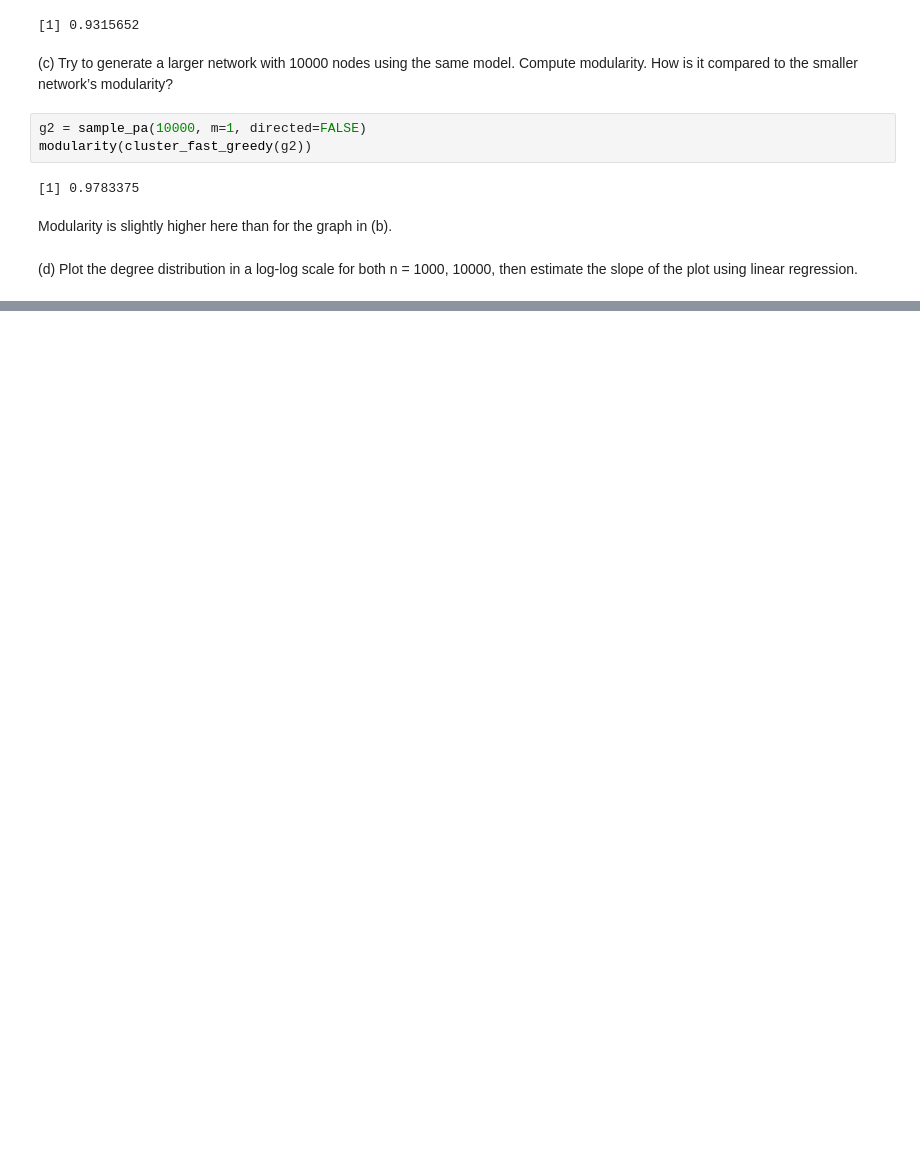
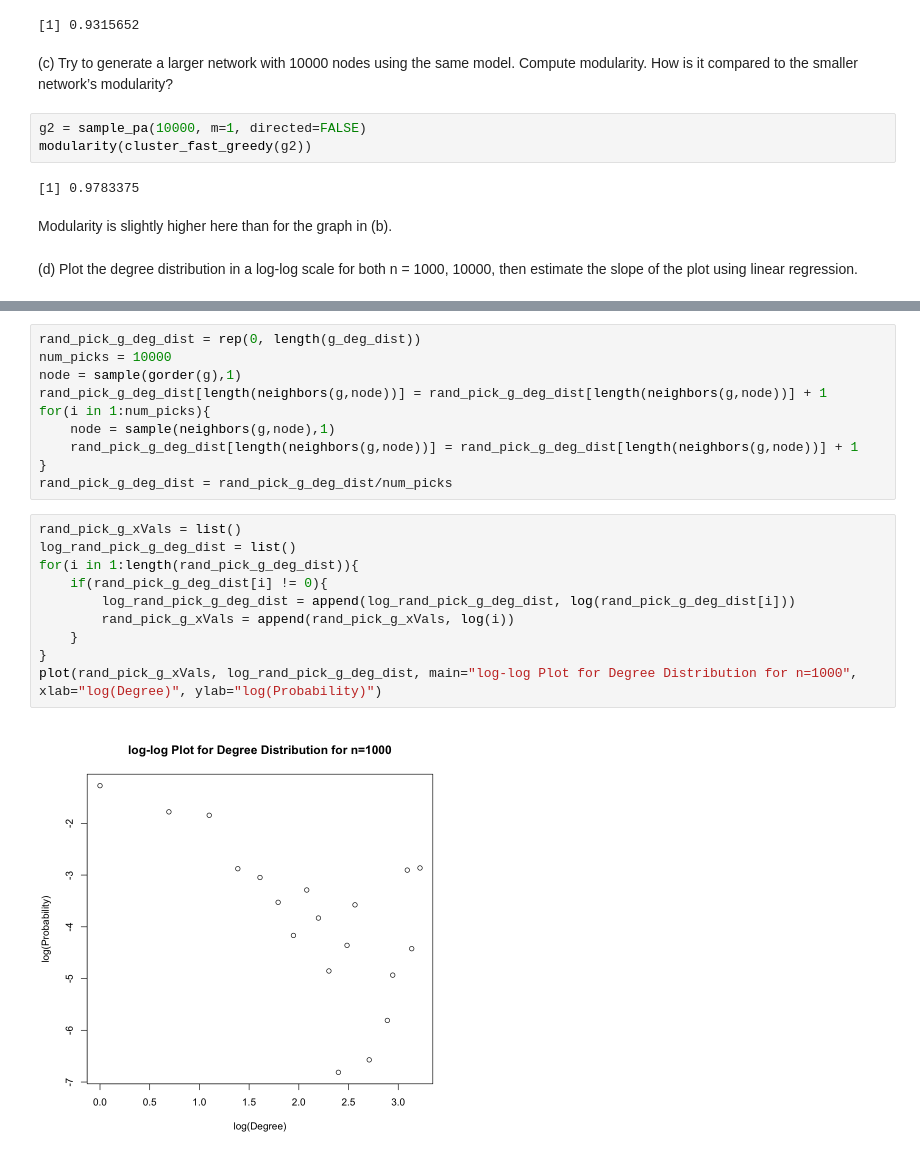
Before and after one commit to morgworth/ece232_team, a Jupyter notebook: Project 1/Morgan Project1.ipynb, the cells around one changed output, grey strips where cells are left out. Drawn from its saved outputs; the diff is of its cells as text; blank space fills up the shorter version.

```diff
--- a/Project 1/Morgan Project1.ipynb
+++ b/Project 1/Morgan Project1.ipynb
@@ -323,0 +363,22 @@ log(degree.distribution(g))
+# %%
+rand_pick_g_deg_dist = rep(0, length(g_deg_dist))
+num_picks = 10000
+node = sample(gorder(g),1)
+rand_pick_g_deg_dist[length(neighbors(g,node))] = rand_pick_g_deg_dist[length(neighbors(g,node))] + 1
+for(i in 1:num_picks){
+    node = sample(neighbors(g,node),1)
+    rand_pick_g_deg_dist[length(neighbors(g,node))] = rand_pick_g_deg_dist[length(neighbors(g,node))] + 1
+}
+rand_pick_g_deg_dist = rand_pick_g_deg_dist/num_picks
+# %%
+rand_pick_g_xVals = list()
+log_rand_pick_g_deg_dist = list()
+for(i in 1:length(rand_pick_g_deg_dist)){
+    if(rand_pick_g_deg_dist[i] != 0){
+        log_rand_pick_g_deg_dist = append(log_rand_pick_g_deg_dist, log(rand_pick_g_deg_dist[i]))
+        rand_pick_g_xVals = append(rand_pick_g_xVals, log(i))
+    }
+}
+plot(rand_pick_g_xVals, log_rand_pick_g_deg_dist, main="log-log Plot for Degree Distribution for n=1000", xlab="log(Degree)", ylab="log(Probability)")
+# %% [output]
+[figure, added]
```
Also changed, not shown: parts of 19 cells of this notebook.
